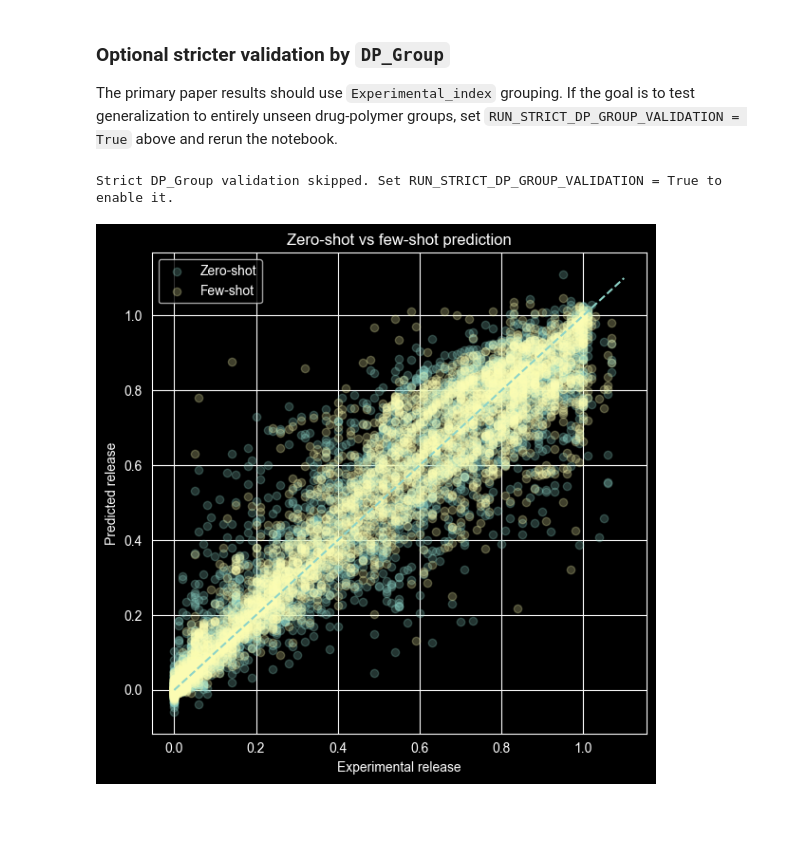
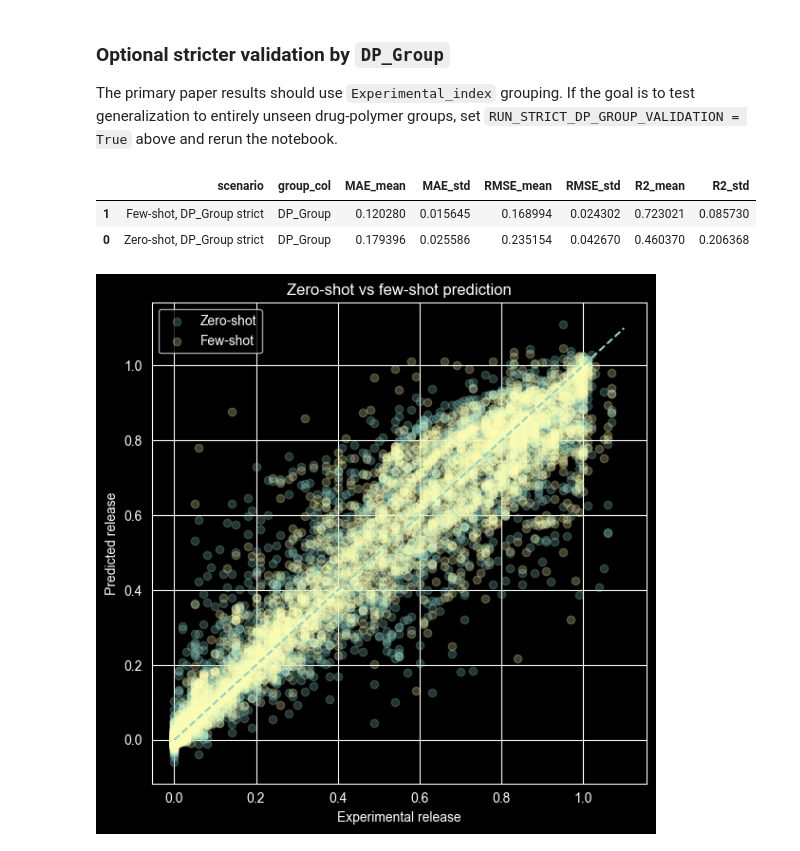
Before and after one commit to Helena94/adaprd, a Jupyter notebook: LAI_drug_release_project_notebook.ipynb, the cells around one changed output. Drawn from its saved outputs; the diff is of its cells as text; code cells hidden in the pictures; blank space fills up the shorter version.

```diff
--- a/LAI_drug_release_project_notebook.ipynb
+++ b/LAI_drug_release_project_notebook.ipynb
@@ -739,18 +739,14 @@ for name, model in models.items():
 baseline_results = pd.DataFrame(baseline_rows).sort_values("MAE_mean")
 display(baseline_results)
 
-candidate_direct_results = baseline_results[
-    baseline_results["model"].isin(["LightGBM", "CatBoost"])
-].copy()
-selected_direct_model_name = candidate_direct_results.sort_values("MAE_mean").iloc[0]["model"]
-selected_direct_model_mae = candidate_direct_results.sort_values("MAE_mean").iloc[0]["MAE_mean"]
+selected_baseline_row = baseline_results.iloc[0]
+selected_direct_model_name = selected_baseline_row["model"]
+selected_direct_model_mae = selected_baseline_row["MAE_mean"]
 
 print("Direct model selected for sections 5 onward:", selected_direct_model_name)
-print("Selection rule: lower grouped-CV MAE_mean between LightGBM and CatBoost.")
-display(candidate_direct_results)
+print("Selection rule: lowest grouped-CV MAE_mean in the full baseline comparison.")
 
 baseline_results.to_csv(os.path.join(OUTPUT_DIR, "baseline_groupcv_results.csv"), index=False)
-candidate_direct_results.to_csv(os.path.join(OUTPUT_DIR, "lightgbm_vs_catboost_groupcv_results.csv"), index=False)
 # %% [output]
 Evaluating: Ridge
 Evaluating: PLS
@@ -828,40 +821,43 @@ Using LightGBM for zero-shot and few-shot prediction.
 
 The primary paper results should use `Experimental_index` grouping. If the goal is to test generalization to entirely unseen drug-polymer groups, set `RUN_STRICT_DP_GROUP_VALIDATION = True` above and rerun the notebook.
 # %%
+RUN_STRICT_DP_GROUP_VALIDATION = True
 if RUN_STRICT_DP_GROUP_VALIDATION:
     strict_groups = df[STRICT_GROUP_COL]
 
     strict_zero_fold_df, strict_zero_summary, strict_zero_oof = evaluate_group_cv(
         zero_model,
         X_zero,
         y,
         strict_groups,
         n_splits=5,
         group_col=STRICT_GROUP_COL
     )
 
     strict_few_fold_df, strict_few_summary, strict_few_oof = evaluate_group_cv(
         few_model,
         X_few,
         y,
         strict_groups,
         n_splits=5,
         group_col=STRICT_GROUP_COL
     )
 
     strict_zero_few_results = pd.DataFrame([
         {"scenario": "Zero-shot, DP_Group strict", **strict_zero_summary},
         {"scenario": "Few-shot, DP_Group strict", **strict_few_summary}
     ]).sort_values("MAE_mean")
 
     display(strict_zero_few_results)
     strict_zero_few_results.to_csv(os.path.join(OUTPUT_DIR, "zero_vs_few_shot_results_dp_group.csv"), index=False)
     strict_zero_oof.to_csv(os.path.join(OUTPUT_DIR, "zero_shot_oof_predictions_dp_group.csv"), index=False)
     strict_few_oof.to_csv(os.path.join(OUTPUT_DIR, "few_shot_oof_predictions_dp_group.csv"), index=False)
 else:
     print("Strict DP_Group validation skipped. Set RUN_STRICT_DP_GROUP_VALIDATION = True to enable it.")
 # %% [output]
-Strict DP_Group validation skipped. Set RUN_STRICT_DP_GROUP_VALIDATION = True to enable it.
+|  | scenario | group_col | MAE_mean | MAE_std | RMSE_mean | RMSE_std | R2_mean | R2_std |
+| 1 | Few-shot, DP_Group strict | DP_Group | 0.120280 | 0.015645 | 0.168994 | 0.024302 | 0.723021 | 0.085730 |
+| 0 | Zero-shot, DP_Group strict | DP_Group | 0.179396 | 0.025586 | 0.235154 | 0.042670 | 0.460370 | 0.206368 |
 # %%
 plt.figure(figsize=(6, 6))
 plt.scatter(zero_oof["y_true"], zero_oof["y_pred"], alpha=0.25, label="Zero-shot")
```
Also changed, not shown: parts of 6 cells of this notebook.
